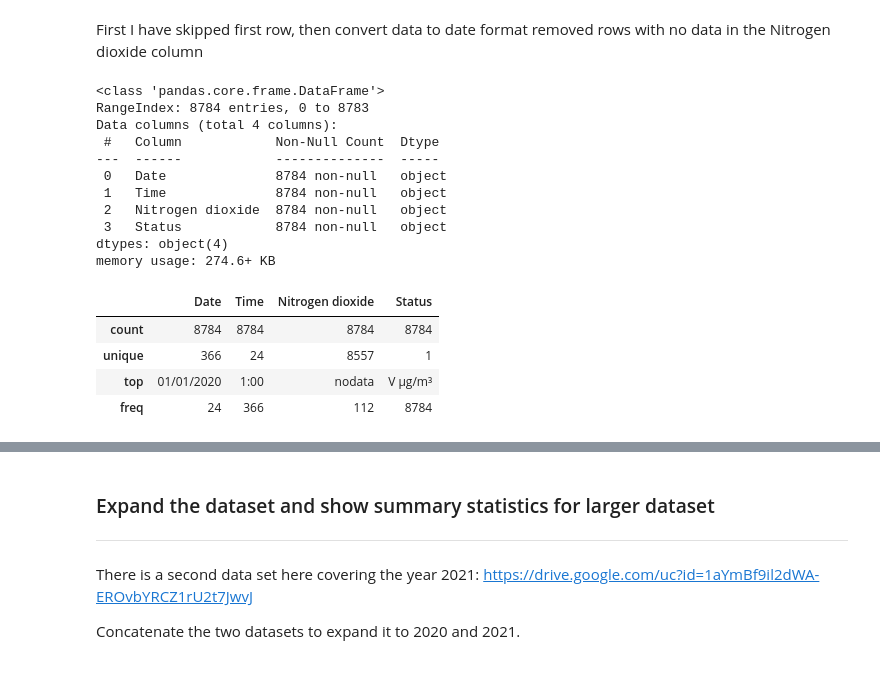
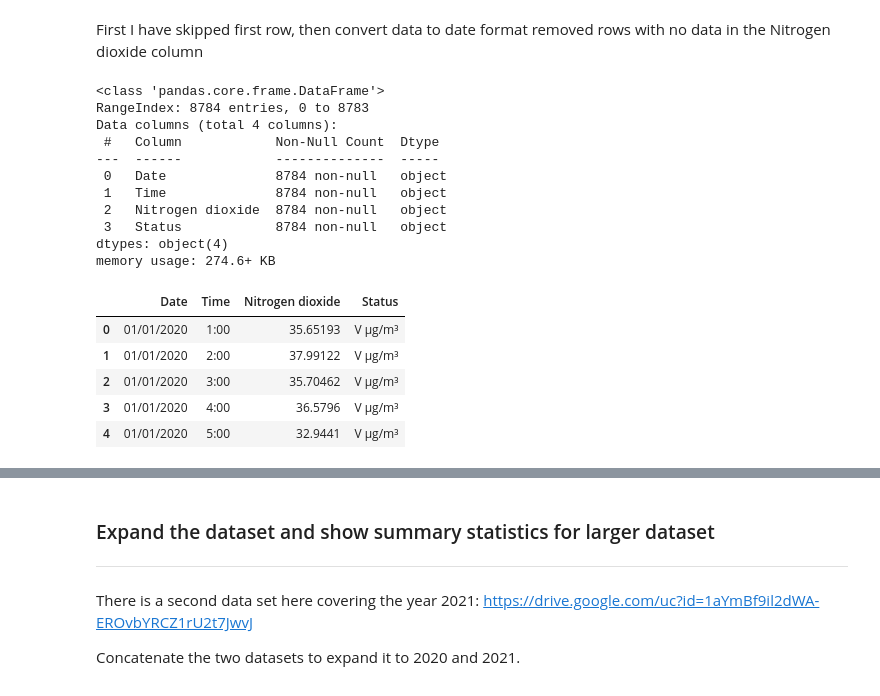
Before and after one commit to RautenM/PythonFundamentals, a Jupyter notebook: Copy_of_Air_quality_mini_project.ipynb, the cells around one changed output, grey strips where cells are left out. Drawn from its saved outputs; the diff is of its cells as text; code cells hidden in the pictures.

```diff
--- a/Copy_of_Air_quality_mini_project.ipynb
+++ b/Copy_of_Air_quality_mini_project.ipynb
@@ -19,23 +19,24 @@ First I have skipped first row, then convert data to date format removed rows wi
 # %%
 import pandas as pd
 
 df = pd.read_csv("https://drive.google.com/uc?id=1QSNJ3B1ku8kjXsA_tCBh4fbpDK7wVLAA",skiprows = 1)
 df.info()
-df.describe()
+df.head()
 # %% [output]
 <class 'pandas.core.frame.DataFrame'>
 RangeIndex: 8784 entries, 0 to 8783
 Data columns (total 4 columns):
  #   Column            Non-Null Count  Dtype
 ---  ------            --------------  -----
  0   Date              8784 non-null   object
  1   Time              8784 non-null   object
  2   Nitrogen dioxide  8784 non-null   object
  3   Status            8784 non-null   object
 dtypes: object(4)
 memory usage: 274.6+ KB
 |  | Date | Time | Nitrogen dioxide | Status |
-| count | 8784 | 8784 | 8784 | 8784 |
-| unique | 366 | 24 | 8557 | 1 |
-| top | 01/01/2020 | 1:00 | nodata | V µg/m³ |
-| freq | 24 | 366 | 112 | 8784 |
+| 0 | 01/01/2020 | 1:00 | 35.65193 | V µg/m³ |
+| 1 | 01/01/2020 | 2:00 | 37.99122 | V µg/m³ |
+| 2 | 01/01/2020 | 3:00 | 35.70462 | V µg/m³ |
+| 3 | 01/01/2020 | 4:00 | 36.5796 | V µg/m³ |
+| 4 | 01/01/2020 | 5:00 | 32.9441 | V µg/m³ |
```
Also changed, not shown: parts of 5 cells of this notebook.
